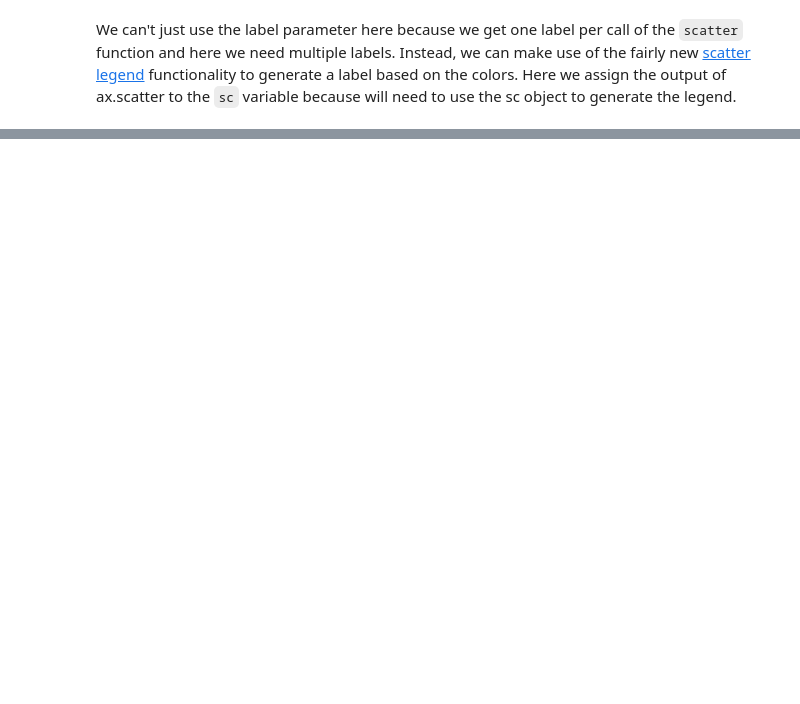
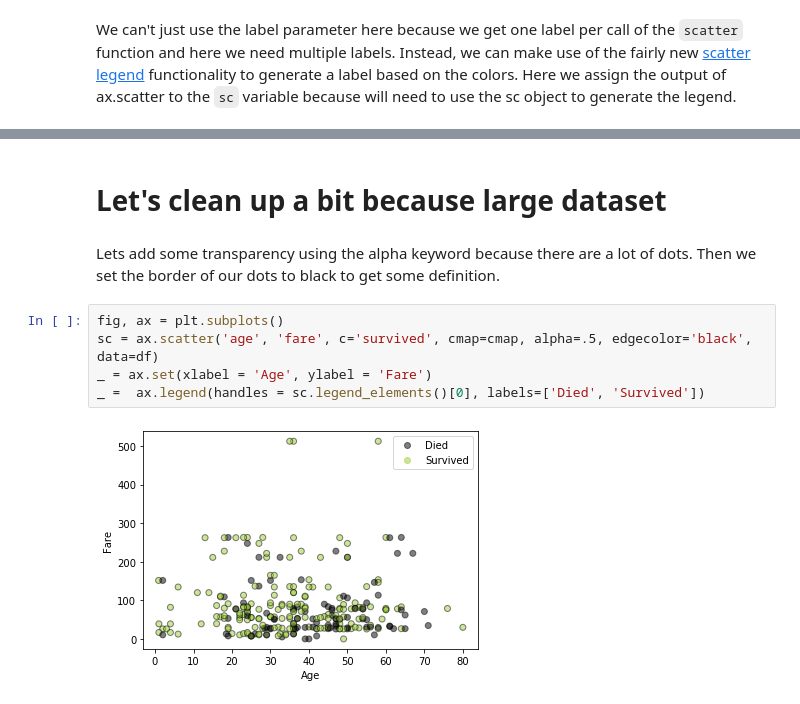
Before and after one commit to matplotlib/GettingStarted, a Jupyter notebook: notebooks/02_visual_variables.ipynb, the cells around one changed output, grey strips where cells are left out. Drawn from its saved outputs; the diff is of its cells as text; blank space fills up the shorter version.

```diff
--- a/notebooks/02_visual_variables.ipynb
+++ b/notebooks/02_visual_variables.ipynb
@@ -235,0 +237,11 @@ ax.set_ylabel(y)
+# %% [markdown]
+# Let's clean up a bit because large dataset
+# %% [markdown]
+Lets add some transparency using the alpha keyword because there are a lot of dots. Then we set the border of our dots to black to get some definition.
+# %%
+fig, ax = plt.subplots()
+sc = ax.scatter('age', 'fare', c='survived', cmap=cmap, alpha=.5, edgecolor='black', data=df)
+_ = ax.set(xlabel = 'Age', ylabel = 'Fare')
+_ =  ax.legend(handles = sc.legend_elements()[0], labels=['Died', 'Survived'])
+# %% [output]
+[figure, added]
```
Also changed, not shown: parts of 33 cells of this notebook, 1 other file.
